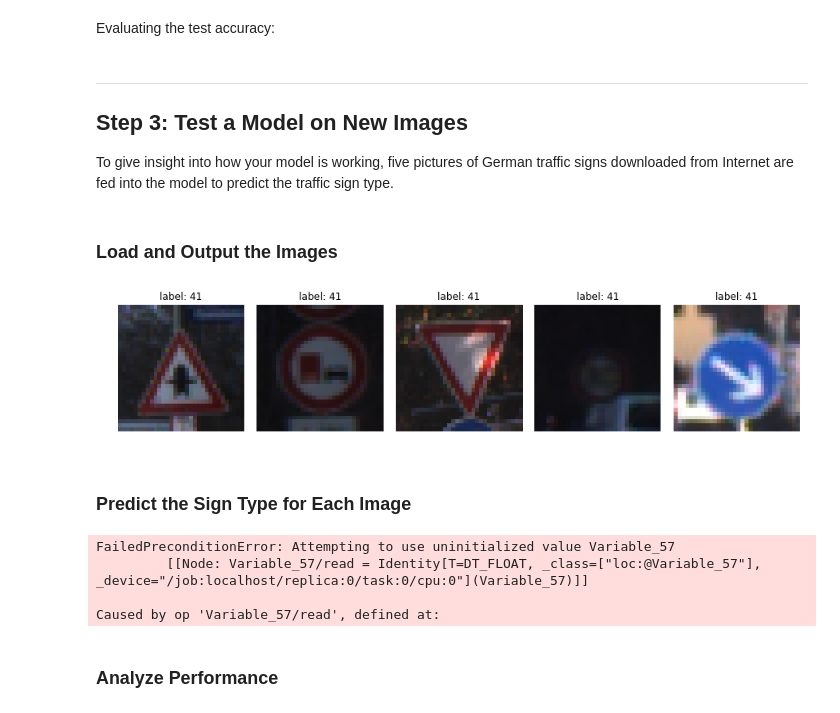
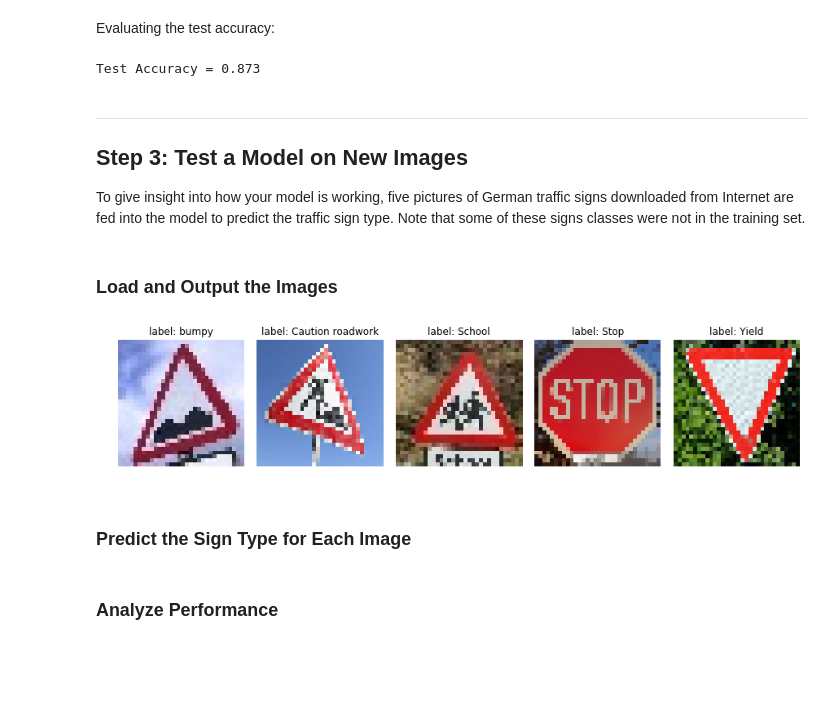
Before and after one commit to ahmadesh/Udacity-CarND-Term1-Traffic-Sign-Classifier, a Jupyter notebook: Traffic_Sign_Classifier_custom2.ipynb, the cells around one changed output. Drawn from its saved outputs; the diff is of its cells as text; code cells hidden in the pictures; blank space fills up the shorter version.

Commit message:
Added new images functions

```diff
--- a/Traffic_Sign_Classifier_custom2.ipynb
+++ b/Traffic_Sign_Classifier_custom2.ipynb
@@ -430,7 +435,7 @@ ValueError: At least two variables have the same name: Variable_13
 # %%
 from sklearn.utils import shuffle
 
-EPOCHS = 10
+EPOCHS = 1
 BATCH_SIZE = 128
 
 with tf.Session() as sess:
@@ -478,41 +493,57 @@ with tf.Session() as sess:
     saver.restore(sess, tf.train.latest_checkpoint('./'))
     test_accuracy = evaluate(X_test_n, y_test)
     print("Test Accuracy = {:.3f}".format(test_accuracy))
+# %% [output]
+Test Accuracy = 0.873
 # %% [markdown]
 ---
 
 ## Step 3: Test a Model on New Images
 
-To give insight into how your model is working, five pictures of German traffic signs downloaded from Internet are fed into the model to predict the traffic sign type.
+To give insight into how your model is working, five pictures of German traffic signs downloaded from Internet are fed into the model to predict the traffic sign type. Note that some of these signs classes were not in the training set.
 # %% [markdown]
 ### Load and Output the Images
 # %%
-### Selecting 5 random images from the test images
 ### Load the images and plot them here.
-
 import csv
+import os
 
 label=[]
 ifile = open('signnames.csv', 'r')
 reader = csv.reader(ifile)
 for i,row in enumerate(reader):
     if i==0: continue
     label.append(row[1])
 
-indices=[]
-for i in range(5):
-    indices.append(random.randint(0, len(X_test)))
+def convertPixelSize(name):
+    image = cv2.imread(name, cv2.IMREAD_COLOR)
+    image = cv2.cvtColor(image,cv2.COLOR_BGR2RGB)
+    convimage = cv2.resize(image,(32,32))
+    return convimage
 
-image = X_test[indices].squeeze()
 fig, axs = plt.subplots(1,5, figsize=(15, 6))
 fig.subplots_adjust(hspace = .2, wspace=.1)
 axs = axs.ravel()
-for i in range(5):
-    axs[i].imshow(image[i])
-    axs[i].set_title('label: '+ str(y_train[i]))
-    axs[i].axis('off')
+
+image_list = []
+true_label = []
+orig_image = []
+j = 0
+for i, name in enumerate(os.listdir("./newimages/")):
+    if name == '.DS_Store':
+        j = 0
+        continue
+    true_label.append(name.replace('.png',''))
+    convimage = convertPixelSize("./newimages/"+name)
+    orig_image.append(convimage)
+    axs[j].imshow(convimage)
+    axs[j].set_title('label: '+ str(true_label[j]))
+    axs[j].axis('off')
+    j = j+1
+
+image_list = [preprocess(image) for image in orig_image]
 # %% [output]
-[figure, old version]
+[figure, new version]
 # %% [markdown]
 ### Predict the Sign Type for Each Image
 # %%
@@ -520,16 +551,6 @@ for i in range(5):
 with tf.Session() as sess:
     saver = tf.train.import_meta_graph('./custom_trafficSign_classifier.meta')
     saver.restore(sess, tf.train.latest_checkpoint('./'))
-    result = []
-    model_input = np.zeros([1,32,32,1])
-    for i in range(5):
-        model_input[0,:,:,:] = preprocess(image[i])
-        out = sess.run(tf.argmax(logits, 1), feed_dict={x: model_input, keep_prob: 1})
-        result.append(label[int(out)])
+    out = sess.run(tf.argmax(logits, 1), feed_dict={x: image_list, keep_prob: 1})
-# %% [output]
-FailedPreconditionError: Attempting to use uninitialized value Variable_57
-         [[Node: Variable_57/read = Identity[T=DT_FLOAT, _class=["loc:@Variable_57"], _device="/job:localhost/replica:0/task:0/cpu:0"](Variable_57)]]
-
-Caused by op 'Variable_57/read', defined at:
 # %% [markdown]
 ### Analyze Performance
```
Also changed, not shown: parts of 24 cells of this notebook, 13 other files.
